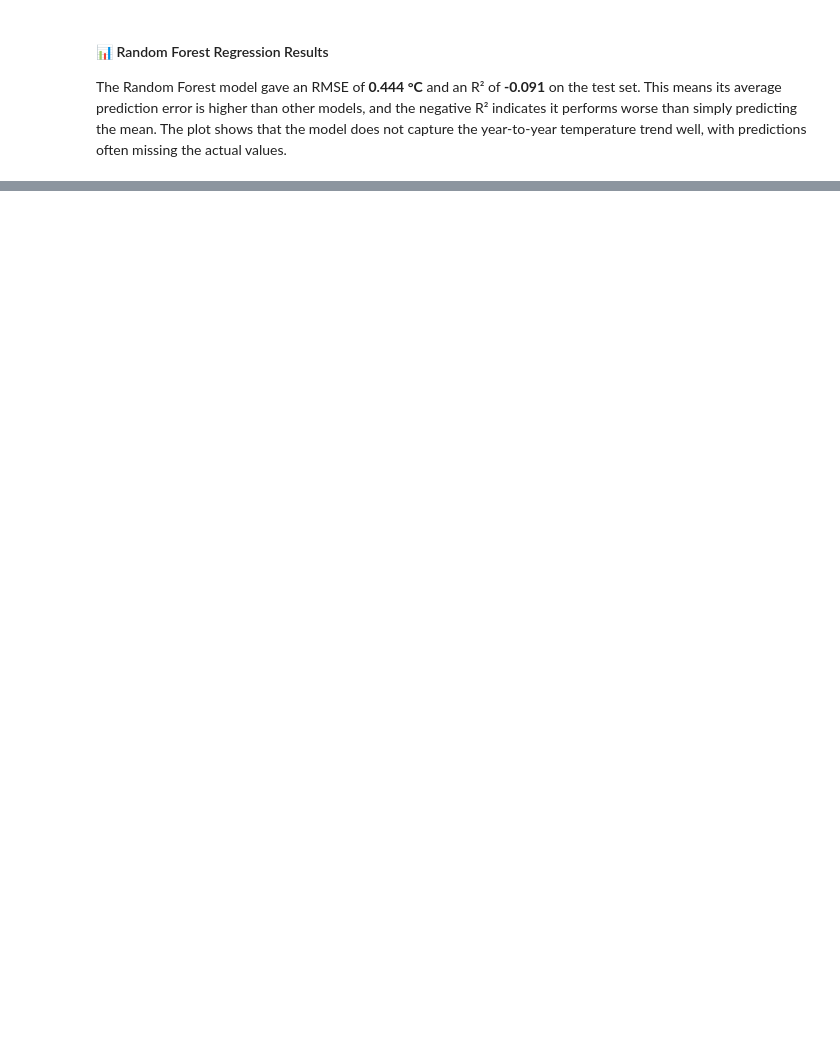
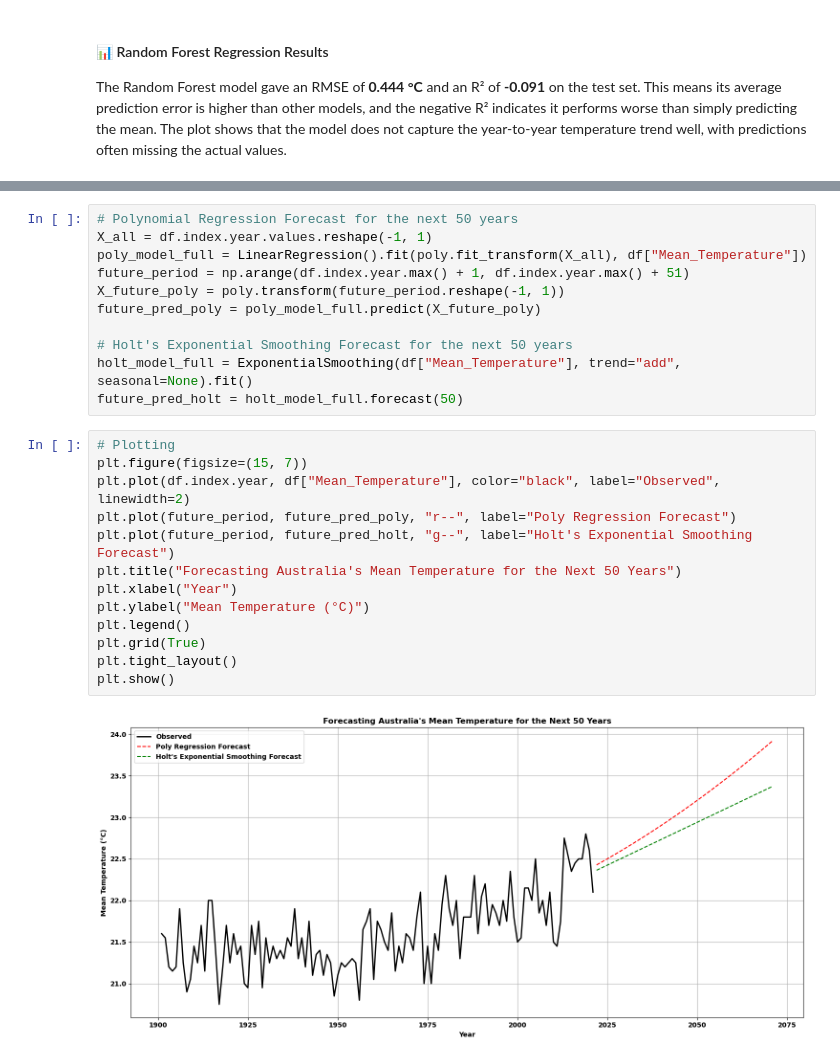
Before and after one commit to rogerespinosamorros/WeatherPredictionAustralia, a Jupyter notebook: notebooks/predictions/01_predict_temperature.ipynb, the cells around one changed output, grey strips where cells are left out. Cells and saved outputs as stored; diff of their text form; blank space fills up the shorter version.

Commit message:
temp-prediction-ml-done

```diff
--- a/notebooks/predictions/01_predict_temperature.ipynb
+++ b/notebooks/predictions/01_predict_temperature.ipynb
@@ -549,0 +633,26 @@ ValueError: numpy.dtype size changed, may indicate binary incompatibility. Expec
+# %%
+# Polynomial Regression Forecast for the next 50 years
+X_all = df.index.year.values.reshape(-1, 1)
+poly_model_full = LinearRegression().fit(poly.fit_transform(X_all), df["Mean_Temperature"])
+future_period = np.arange(df.index.year.max() + 1, df.index.year.max() + 51)
+X_future_poly = poly.transform(future_period.reshape(-1, 1))
+future_pred_poly = poly_model_full.predict(X_future_poly)
+
+# Holt's Exponential Smoothing Forecast for the next 50 years
+holt_model_full = ExponentialSmoothing(df["Mean_Temperature"], trend="add", seasonal=None).fit()
+future_pred_holt = holt_model_full.forecast(50)
+# %%
+# Plotting
+plt.figure(figsize=(15, 7))
+plt.plot(df.index.year, df["Mean_Temperature"], color="black", label="Observed", linewidth=2)
+plt.plot(future_period, future_pred_poly, "r--", label="Poly Regression Forecast")
+plt.plot(future_period, future_pred_holt, "g--", label="Holt's Exponential Smoothing Forecast")
+plt.title("Forecasting Australia's Mean Temperature for the Next 50 Years")
+plt.xlabel("Year")
+plt.ylabel("Mean Temperature (°C)")
+plt.legend()
+plt.grid(True)
+plt.tight_layout()
+plt.show()
+# %% [output]
+[figure, added]
```
Also changed, not shown: parts of 26 cells of this notebook, 6 other files.
